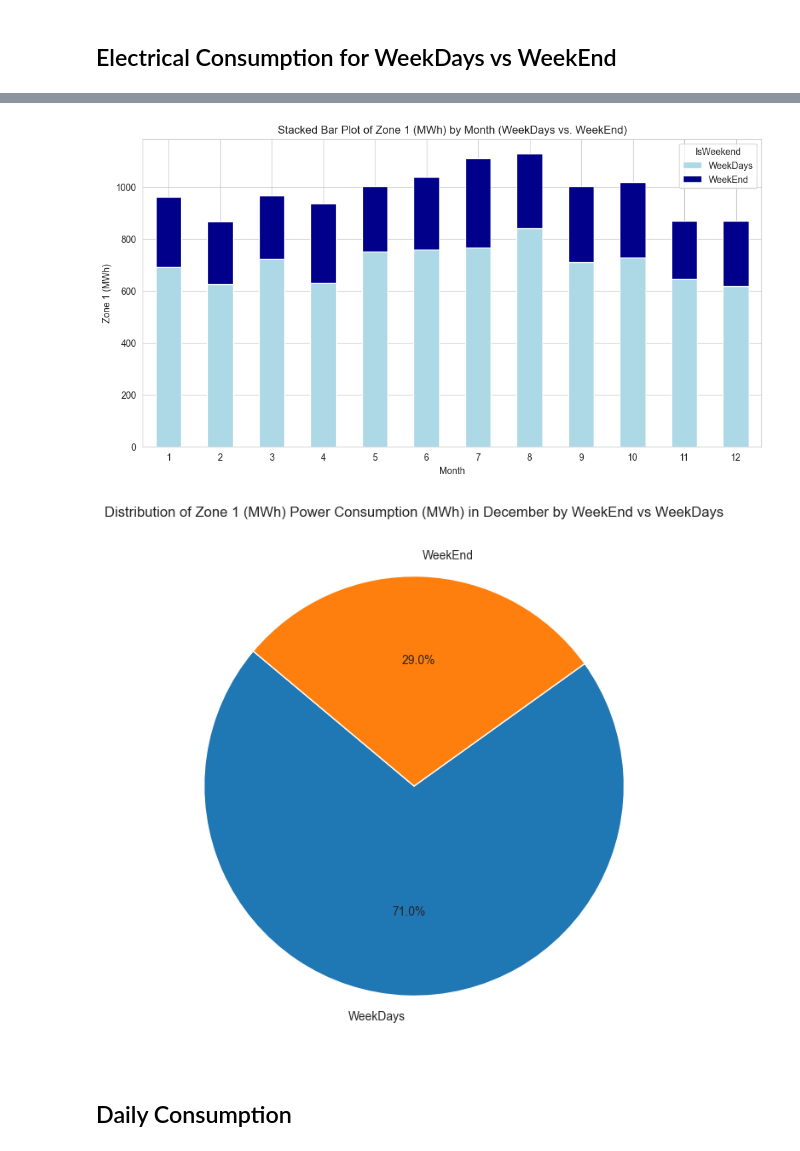
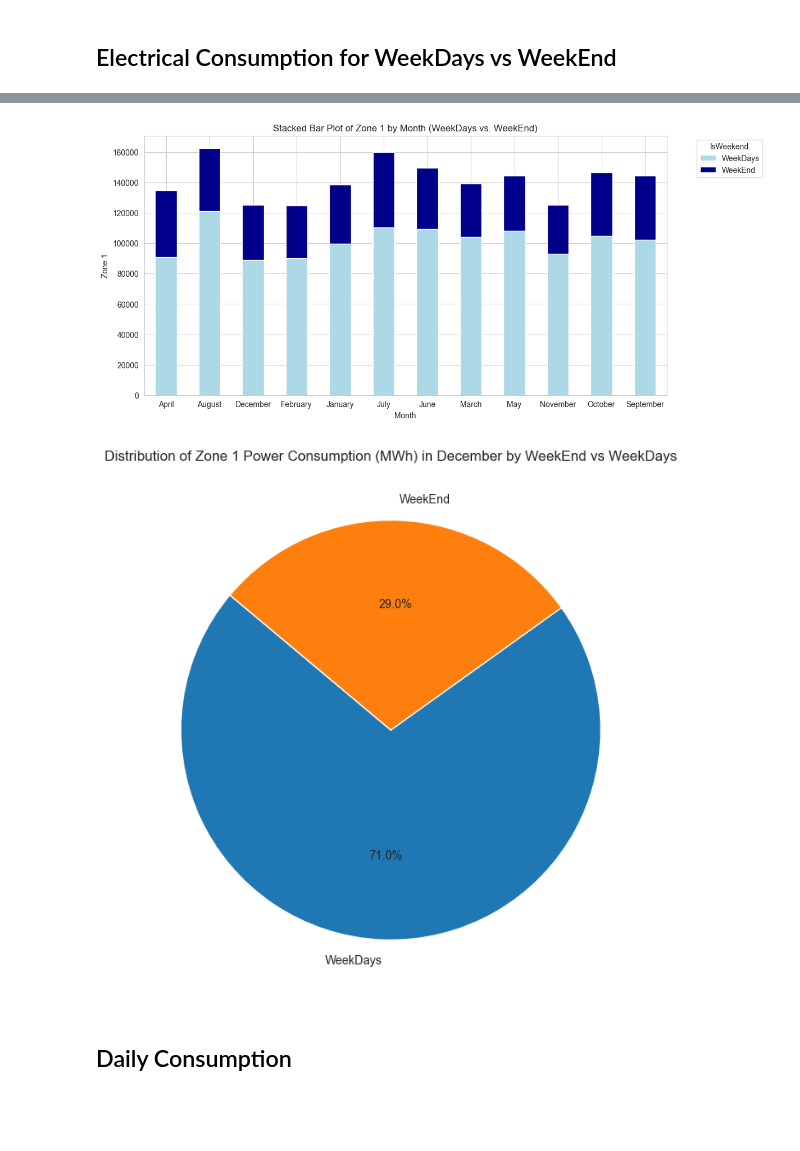
Before and after one commit to zakariaelaoufi/Morocco-Electricity-Consumption, a Jupyter notebook: tetouan-power-consumption.ipynb, the cells around one changed output, grey strips where cells are left out. Drawn from its saved outputs; the diff is of its cells as text; code cells hidden in the pictures; blank space fills up the shorter version.

```diff
--- a/tetouan-power-consumption.ipynb
+++ b/tetouan-power-consumption.ipynb
@@ -149,3 +140,10 @@ month_names = {
 # %% [markdown]
 ### Hourly Consumption
+# %%
+def resample_timeseries(pow_con: pd.DataFrame, frec: str) -> pd.DataFrame:
+    data = pow_con.copy()
+    data = data.set_index('DateTime')
+    resampled_df = data.resample(frec).agg(agg_dict)
+    resampled_df.reset_index(inplace=True)
+    return resampled_df
 # %%
@@ -167,11 +165,11 @@ hourly_consumption.head()
 # %% [markdown]
 ### Daily Consumption
 # %%
-daily_consumption = data.resample('D').mean()
-daily_consumption.reset_index(inplace=True)
+daily_consumption = resample_timeseries(power_consumption, 'D')
 
 daily_consumption['day'] = daily_consumption['DateTime'].dt.day
 daily_consumption['month'] = daily_consumption['DateTime'].dt.month
+daily_consumption['year'] = daily_consumption['DateTime'].dt.year
 daily_consumption['Weekday'] = daily_consumption['DateTime'].dt.weekday
 daily_consumption["IsWeekend"] = daily_consumption['Weekday'] >= 5
 
@@ -353,9 +360,10 @@ pie_viz_weekday_by_month(data_by_weekdays,12,'Zone 1 (MWh)')
 # %% [markdown]
 ## Electrical Consumption for WeekDays vs WeekEnd
 # %%
-data_by_weekdays_weekend = daily_consumption.groupby(['month','IsWeekend',])[['Zone 1 (MWh)', 'Zone 2 (MWh)', 'Zone 3 (MWh)']].sum()
+data_by_weekdays_weekend = daily_consumption.groupby(['month','IsWeekend',])[['Zone 1', 'Zone 2', 'Zone 3']].sum()
 data_by_weekdays_weekend = data_by_weekdays_weekend.reset_index()
 data_by_weekdays_weekend['IsWeekend'] = data_by_weekdays_weekend['IsWeekend'].map(lambda x: 'WeekEnd' if x == True else 'WeekDays')
+data_by_weekdays_weekend['Month Name'] = data_by_weekdays_weekend['month'].map(month_names)
 # %%
 data_by_weekdays_weekend.head()
 # %% [output]
@@ -379,7 +376,7 @@ data_by_weekdays_weekend.head()
 # %%
 def stacked_bar_by_month(data, zone):
     # Pivot the data to get WeekDays and WeekEnd as columns
-    pivot_data = data.pivot(index='month', columns='IsWeekend', values=zone)
+    pivot_data = data.pivot(index='Month Name', columns='IsWeekend', values=zone)
 
     # Plot the stacked bar chart
     pivot_data.plot(kind='bar', stacked=True, figsize=(12, 6), color=['lightblue', 'darkblue'])
@@ -388,13 +385,13 @@ def stacked_bar_by_month(data, zone):
     plt.xlabel('Month')
     plt.ylabel(f'{zone}')
     plt.title(f'Stacked Bar Plot of {zone} by Month (WeekDays vs. WeekEnd)')
-    plt.legend(title='IsWeekend')
-    plt.xticks(rotation=0)  # Keep month labels horizontal
+    plt.legend(title='IsWeekend',bbox_to_anchor=(1.05, 1), loc='upper left')
+    plt.xticks(rotation=0,)  # Keep month labels horizontal
     plt.show()
 # %%
-stacked_bar_by_month(data_by_weekdays_weekend, 'Zone 1 (MWh)')
+stacked_bar_by_month(data_by_weekdays_weekend, 'Zone 1')
 # %% [output]
-[figure, old version]
+[figure, new version]
 # %%
 def pie_viz_weekday_weekend_by_month(data,month,zone):
     month_data = data[data['month'] == month]
@@ -412,9 +409,9 @@ def pie_viz_weekday_weekend_by_month(data,month,zone):
     # Show the plot
     plt.show()
 # %%
-pie_viz_weekday_weekend_by_month(data_by_weekdays_weekend,12,'Zone 1 (MWh)')
+pie_viz_weekday_weekend_by_month(data_by_weekdays_weekend,12,'Zone 1')
 # %% [output]
-[figure, old version]
+[figure, new version]
 # %% [markdown]
 ## Daily Consumption
 # %%
```
Also changed, not shown: parts of 58 cells of this notebook.
